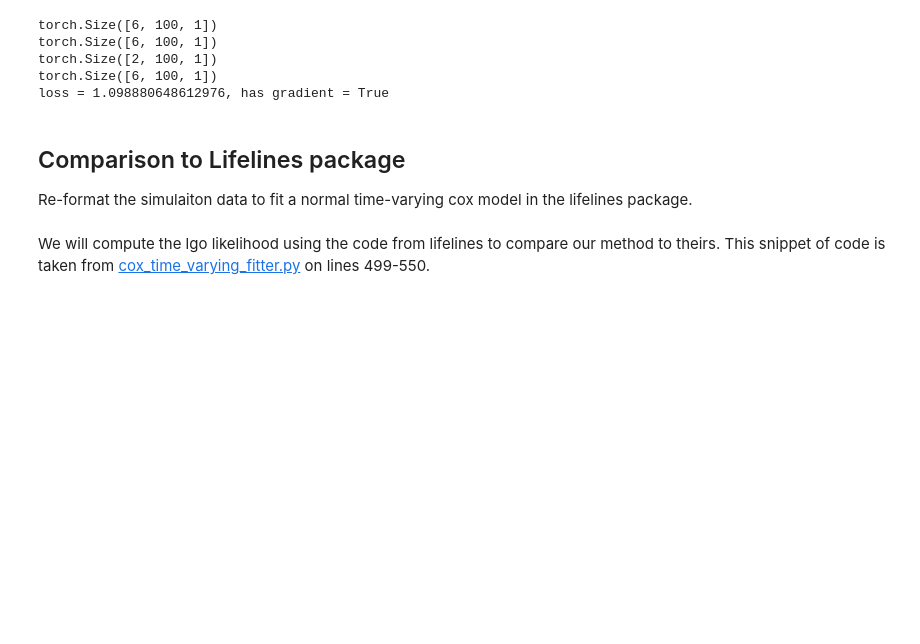
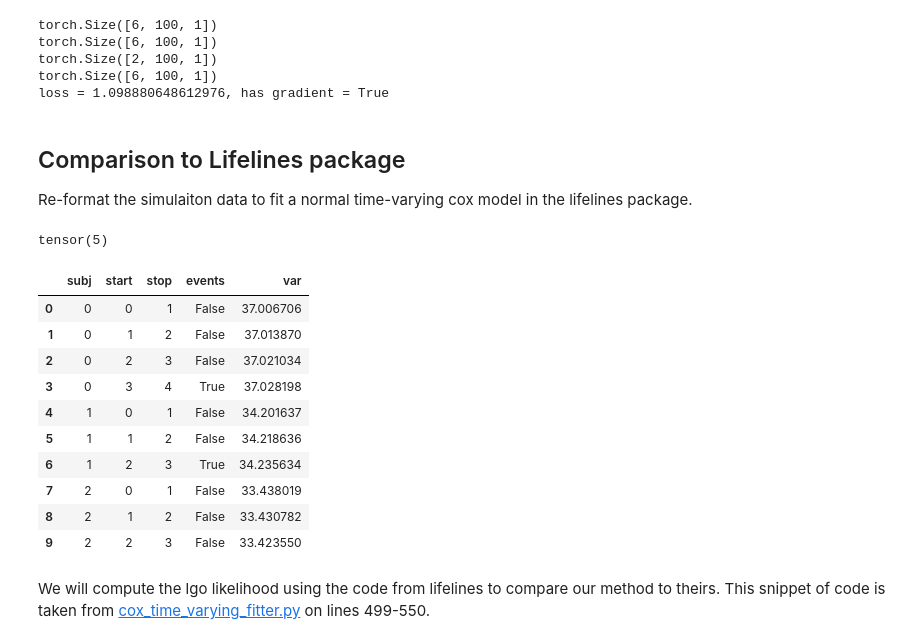
Before and after one commit to Novartis/torchsurv, a Jupyter notebook: docs/notebooks/time_varying.ipynb, the cells around one changed output. Saved outputs shown, nothing was run; the diff lists cells and outputs as text; code cells hidden in the pictures; blank space fills up the shorter version.

Commit message:
pandas dataframe reflects the simulated data

```diff
--- a/docs/notebooks/time_varying.ipynb
+++ b/docs/notebooks/time_varying.ipynb
@@ -331,46 +339,70 @@ Re-format the simulaiton data to fit a normal time-varying cox model in the life
 # %%
 import pandas as pd
 from numpy import sum as array_sum_to_scalar
-
 # as a reminder covars is the matrix of covariates where a row corresponds to a subject and a column corresponds to their observation at some time
 # the columns are padded so if a subject experiences an event, the remaining of the column is zero
-
 # Generating example torch matrix
 torch_matrix = trajectories
 # Convert torch matrix to pandas dataframe
-
 #set time to integer
 max_time = max(time_vec.type(torch.int64))
-
+print(max_time)
+event_time = outcome_LWF
 vars = []
-#times = []
 start = []
 stop = []
 event = []
 subjs = []
+
 for i in range(n):
     subj_counter = 0
-    for j in range(max_time):
-        if torch_matrix[i,j] == 0:
+    subj_event_time = int(event_time[i].item())
+    #print(subj_event_time)
+    for j in range(subj_event_time):
+        if j < max_time:
+            vars.append(torch_matrix[i,j].item())
+            start.append(j)
+            stop.append(j+1)
+            event.append(False)
+            subjs.append(i)
+            subj_counter += 1
+        if j >= max_time:
+            vars.append(torch_matrix[i,-1].item())
+            start.append(j)
+            stop.append(subj_event_time)
+            event.append(False)
+            subjs.append(i)
+            subj_counter += 1
             break
-        else:
-            vars.append(torch_matrix[i,j].item())
-            #times.append(j)
-            start.append(j-1)
-            stop.append(j)
-            event.append(False)
-            subj_counter += 1
-    subjs.extend([i] * subj_counter)
-    if events[i]==True: event[-1]=True
+    # set the last value to have an event
+    event[-1]=True
+    # if you want censoring use below
+    # if events[i]==True: event[-1]=True
 
+#for every time point before they experience an event
+#record all their variables until event time
 df = pd.DataFrame({
     "subj": subjs,
-    #"times": times,
     "start":start,
     "stop": stop,
     "events": event,
     "var": vars,
 })
+
+df.head(10)
+# %% [output]
+tensor(5)
+|  | subj | start | stop | events | var |
+| 0 | 0 | 0 | 1 | False | 37.006706 |
+| 1 | 0 | 1 | 2 | False | 37.013870 |
+| 2 | 0 | 2 | 3 | False | 37.021034 |
+| 3 | 0 | 3 | 4 | True | 37.028198 |
+| 4 | 1 | 0 | 1 | False | 34.201637 |
+| 5 | 1 | 1 | 2 | False | 34.218636 |
+| 6 | 1 | 2 | 3 | True | 34.235634 |
+| 7 | 2 | 0 | 1 | False | 33.438019 |
+| 8 | 2 | 1 | 2 | False | 33.430782 |
+| 9 | 2 | 2 | 3 | False | 33.423550 |
 # %% [markdown]
 We will compute the lgo likelihood using the code from lifelines to compare our method to theirs. This snippet of code is taken from [cox_time_varying_fitter.py](https://github.com/CamDavidsonPilon/lifelines/blob/master/lifelines/fitters/cox_time_varying_fitter.py) on lines 499-550.
 # %%
```
Also changed, not shown: parts of 3 cells of this notebook.
